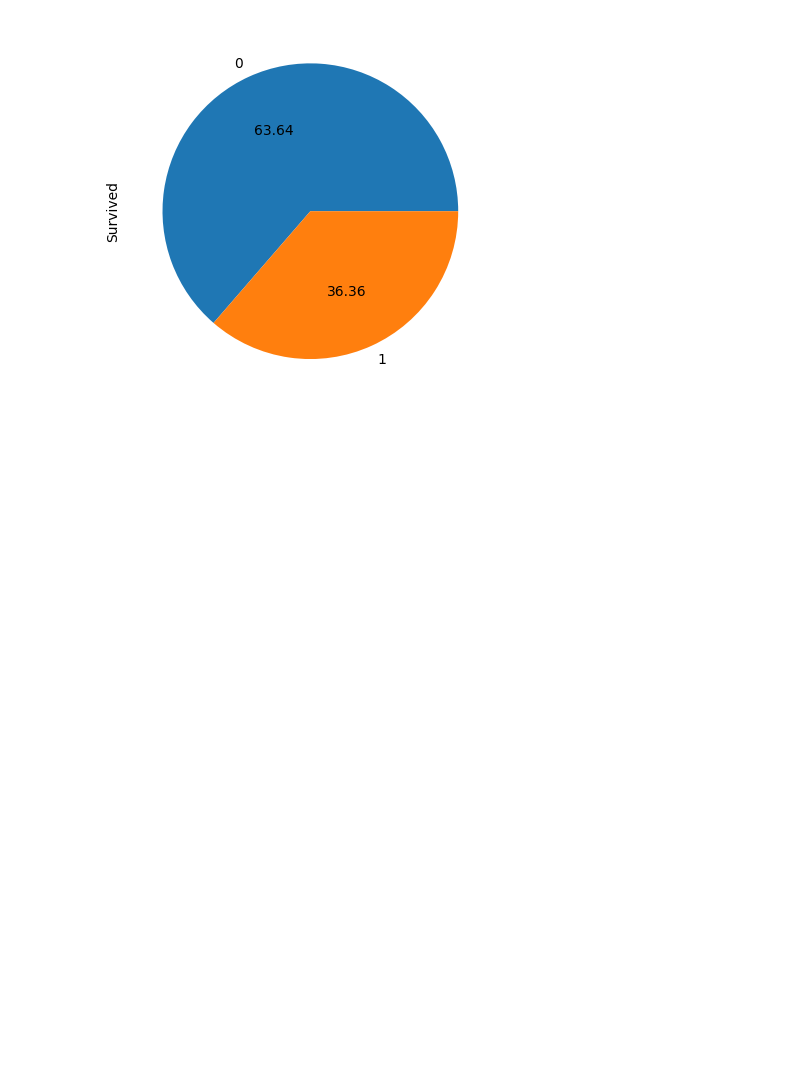
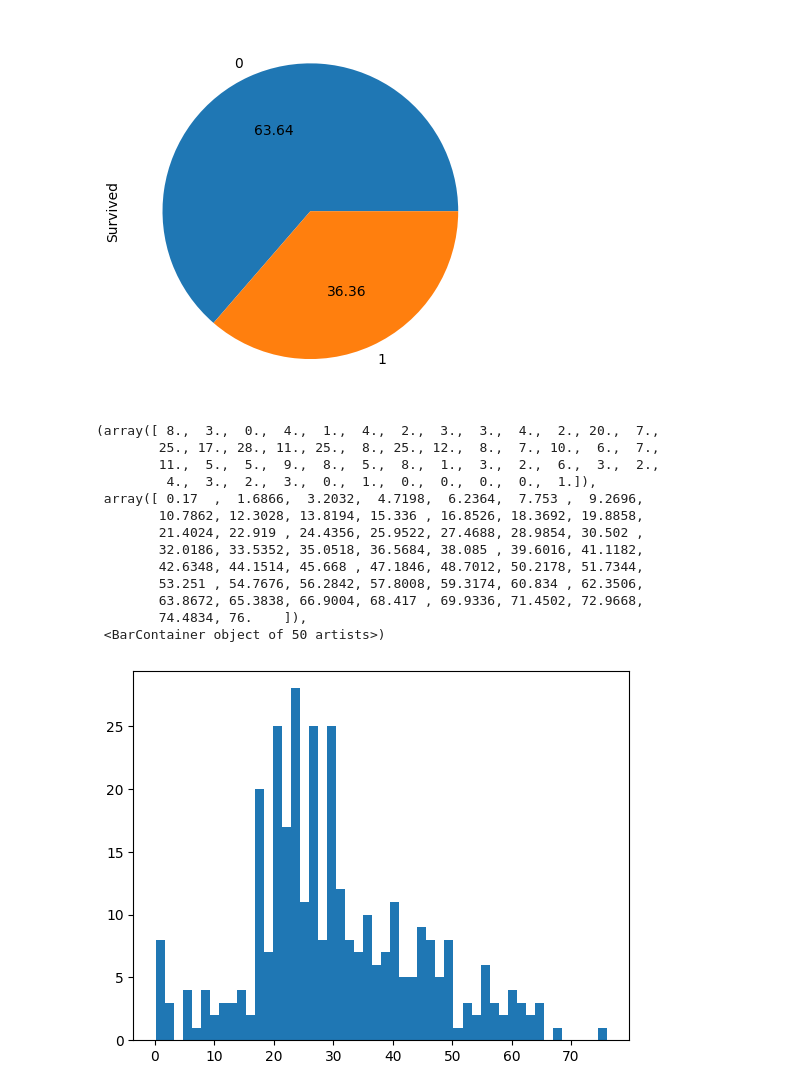
Before and after one commit to kumar11jr/Machine_learning, a Jupyter notebook: ml.ipynb, the cells around one changed output. Drawn from its saved outputs; the diff is of its cells as text; code cells hidden in the pictures; blank space fills up the shorter version.

```diff
--- a/ml.ipynb
+++ b/ml.ipynb
@@ -211,0 +214,17 @@ df2['Survived'].value_counts().plot(kind='pie',autopct='%.2f')
+# %%
+plt.hist(df2['Age'],bins=50)
+# %% [output]
+(array([ 8.,  3.,  0.,  4.,  1.,  4.,  2.,  3.,  3.,  4.,  2., 20.,  7.,
+        25., 17., 28., 11., 25.,  8., 25., 12.,  8.,  7., 10.,  6.,  7.,
+        11.,  5.,  5.,  9.,  8.,  5.,  8.,  1.,  3.,  2.,  6.,  3.,  2.,
+         4.,  3.,  2.,  3.,  0.,  1.,  0.,  0.,  0.,  0.,  1.]),
+ array([ 0.17  ,  1.6866,  3.2032,  4.7198,  6.2364,  7.753 ,  9.2696,
+        10.7862, 12.3028, 13.8194, 15.336 , 16.8526, 18.3692, 19.8858,
+        21.4024, 22.919 , 24.4356, 25.9522, 27.4688, 28.9854, 30.502 ,
+        32.0186, 33.5352, 35.0518, 36.5684, 38.085 , 39.6016, 41.1182,
+        42.6348, 44.1514, 45.668 , 47.1846, 48.7012, 50.2178, 51.7344,
+        53.251 , 54.7676, 56.2842, 57.8008, 59.3174, 60.834 , 62.3506,
+        63.8672, 65.3838, 66.9004, 68.417 , 69.9336, 71.4502, 72.9668,
+        74.4834, 76.    ]),
+ <BarContainer object of 50 artists>)
+[figure, added]
```
Also changed, not shown: parts of 10 cells of this notebook.
